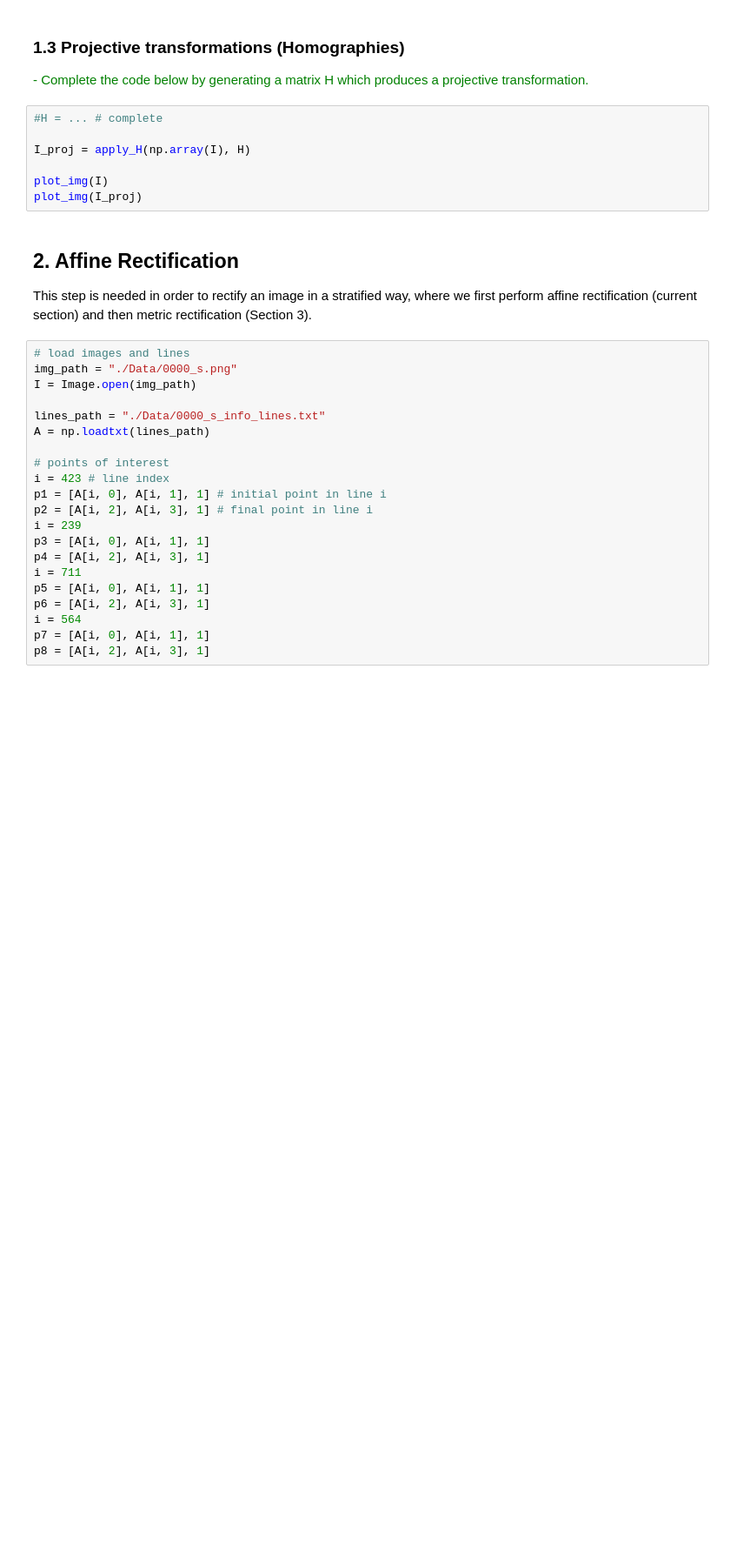
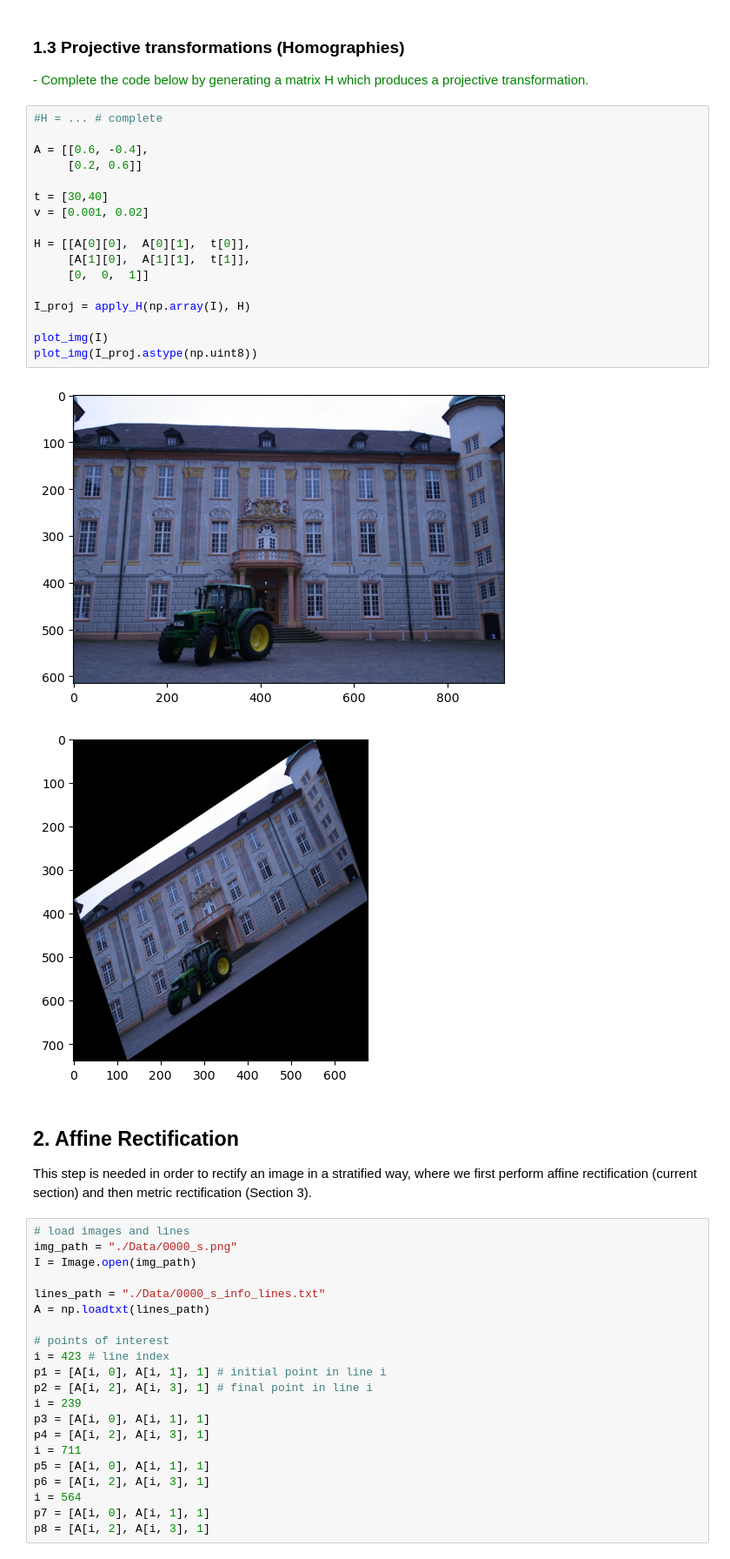
Before and after one commit to aolivtous/MCV_M4_3DVision, a Jupyter notebook: lab1/lab1.ipynb, the cells around one changed output. Shown at 87% size. Saved outputs shown, nothing was run; the diff lists cells and outputs as text; blank space fills up the shorter version.

```diff
--- a/lab1/lab1.ipynb
+++ b/lab1/lab1.ipynb
@@ -131,13 +192,26 @@ plot_img(I_aff)
 ### **1.3 Projective transformations (Homographies)**
 
 <span style='color:Green'> - Complete the code below by generating a matrix H which produces a projective transformation.  </span>
-# %%
-#H = ... # complete
-
-I_proj = apply_H(np.array(I), H)
-
-plot_img(I)
-plot_img(I_proj)
+# %%
+#H = ... # complete
+
+A = [[0.6, -0.4],
+     [0.2, 0.6]]
+
+t = [30,40]
+v = [0.001, 0.02]
+
+H = [[A[0][0],  A[0][1],  t[0]],
+     [A[1][0],  A[1][1],  t[1]],
+     [0,  0,  1]]
+
+I_proj = apply_H(np.array(I), H)
+
+plot_img(I)
+plot_img(I_proj.astype(np.uint8))
+# %% [output]
+[figure, added]
+[figure, added]
 # %% [markdown]
 ## **2. Affine Rectification**
 
```
Also changed, not shown: parts of 8 cells of this notebook.
